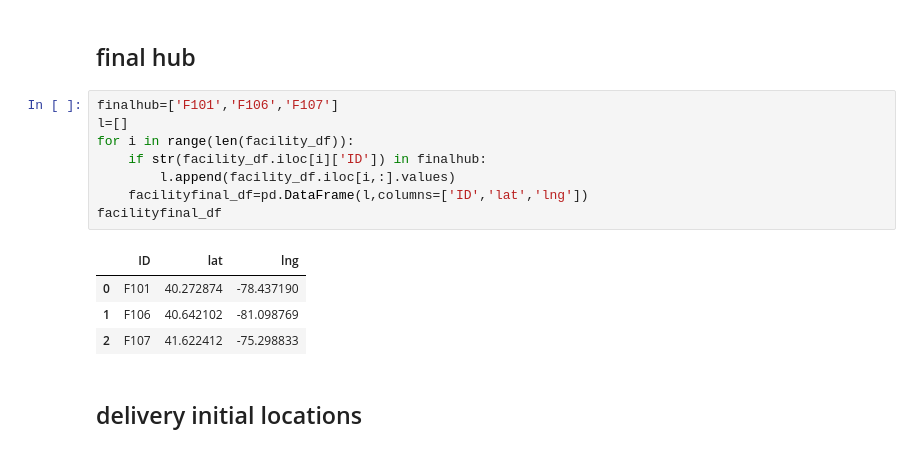
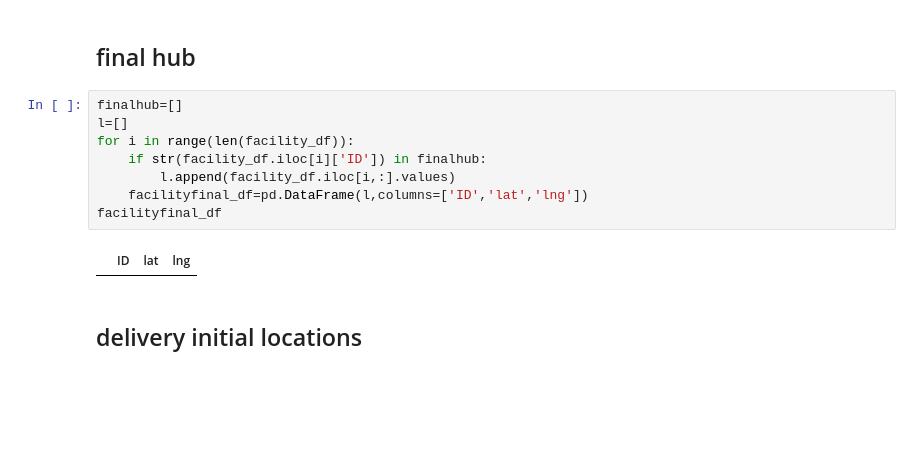
Before and after one commit to seenhzj/Cornell_PB_NE_Hub, a Jupyter notebook: data/raw/Map_viz_Folium.ipynb, the cells around one changed output. Saved outputs shown, nothing was run; the diff lists cells and outputs as text; blank space fills up the shorter version.

```diff
--- a/data/raw/Map_viz_Folium.ipynb
+++ b/data/raw/Map_viz_Folium.ipynb
@@ -135,18 +135,15 @@ facility_df
 # %% [markdown]
 ## final hub
 # %%
-finalhub=['F101','F106','F107']
+finalhub=[]
 l=[]
 for i in range(len(facility_df)):
     if str(facility_df.iloc[i]['ID']) in finalhub:
         l.append(facility_df.iloc[i,:].values)
     facilityfinal_df=pd.DataFrame(l,columns=['ID','lat','lng'])
 facilityfinal_df
 # %% [output]
 |  | ID | lat | lng |
-| 0 | F101 | 40.272874 | -78.437190 |
-| 1 | F106 | 40.642102 | -81.098769 |
-| 2 | F107 | 41.622412 | -75.298833 |
 # %% [markdown]
 ## delivery initial locations
 # %%
```
Also changed, not shown: parts of 14 cells of this notebook, 4 other files.
